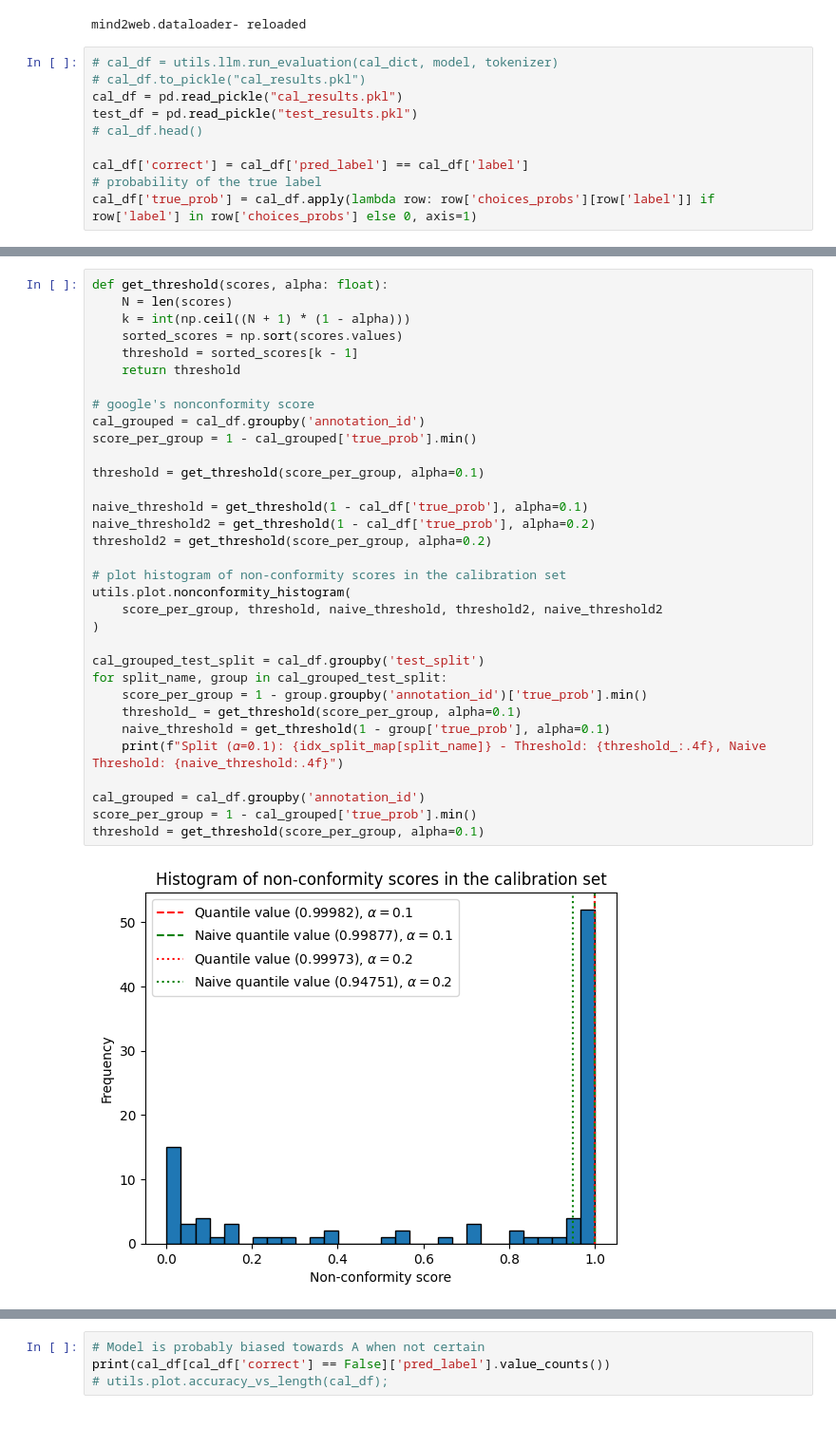
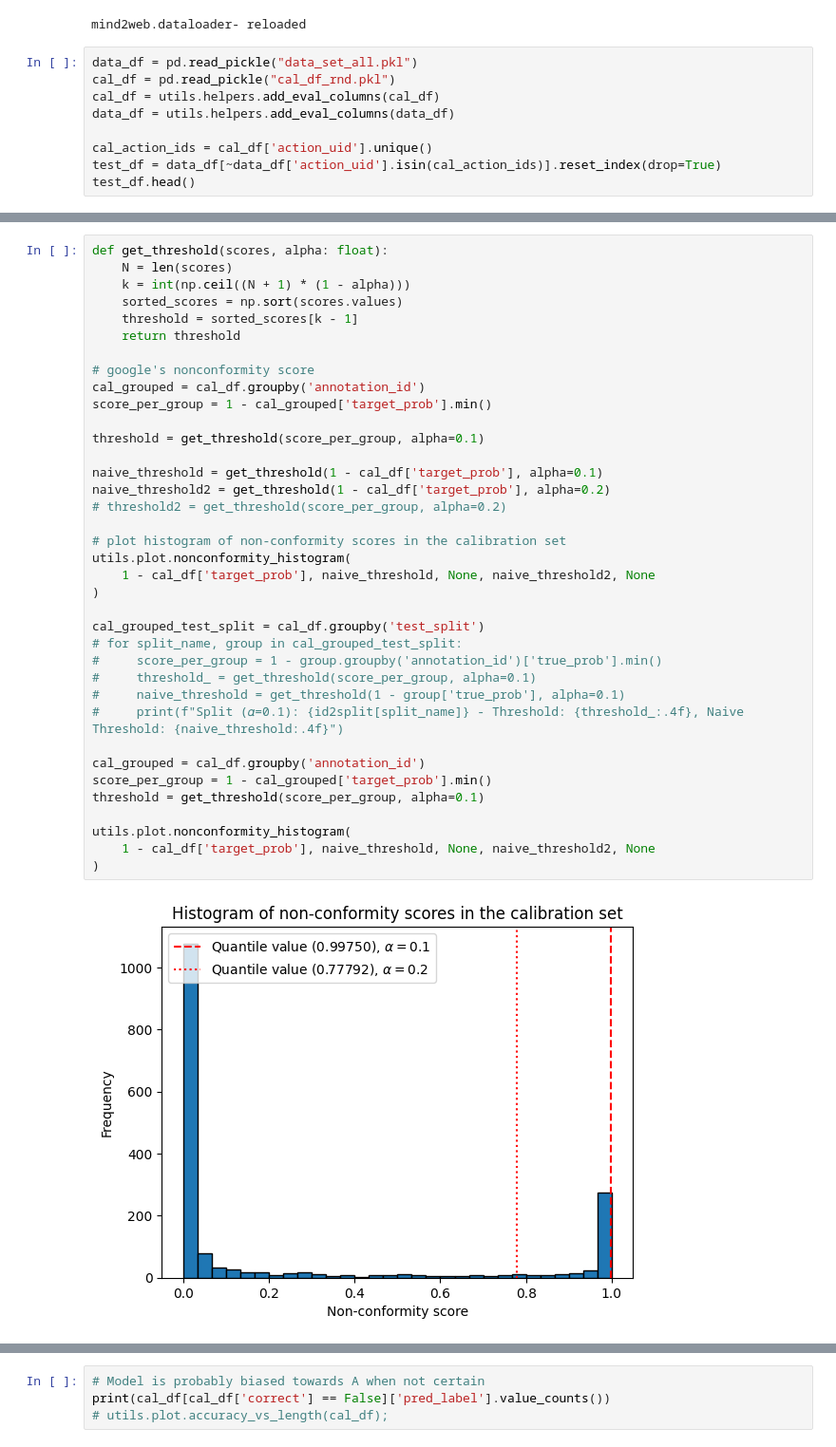
Before and after one commit to amitxy/Robots-That-Ask-For-Help-Over-The-Horizon, a Jupyter notebook: research.ipynb, the cells around one changed output, grey strips where cells are left out. Shown: that part at 95% size. Cells and saved outputs as stored; diff of their text form.

```diff
--- a/research.ipynb
+++ b/research.ipynb
@@ -70,12 +69,11 @@ for split, ds in ds_dict.items():
 # %% [output]
 mind2web.dataloader- reloaded
 # %%
-# cal_df = utils.llm.run_evaluation(cal_dict, model, tokenizer)
-# cal_df.to_pickle("cal_results.pkl")
-cal_df = pd.read_pickle("cal_results.pkl")
-test_df = pd.read_pickle("test_results.pkl")
-# cal_df.head()
+data_df = pd.read_pickle("data_set_all.pkl")
+cal_df = pd.read_pickle("cal_df_rnd.pkl")
+cal_df = utils.helpers.add_eval_columns(cal_df)
+data_df = utils.helpers.add_eval_columns(data_df)
 
-cal_df['correct'] = cal_df['pred_label'] == cal_df['label']
-# probability of the true label
-cal_df['true_prob'] = cal_df.apply(lambda row: row['choices_probs'][row['label']] if row['label'] in row['choices_probs'] else 0, axis=1)
+cal_action_ids = cal_df['action_uid'].unique()
+test_df = data_df[~data_df['action_uid'].isin(cal_action_ids)].reset_index(drop=True)
+test_df.head()
@@ -82,36 +374,40 @@ cal_df['true_prob'] = cal_df.apply(lambda row: row['choices_probs'][row['label']
 # %%
 def get_threshold(scores, alpha: float):
     N = len(scores)
     k = int(np.ceil((N + 1) * (1 - alpha)))
     sorted_scores = np.sort(scores.values)
     threshold = sorted_scores[k - 1]
     return threshold
 
 # google's nonconformity score
 cal_grouped = cal_df.groupby('annotation_id')
-score_per_group = 1 - cal_grouped['true_prob'].min()
+score_per_group = 1 - cal_grouped['target_prob'].min()
 
 threshold = get_threshold(score_per_group, alpha=0.1)
 
-naive_threshold = get_threshold(1 - cal_df['true_prob'], alpha=0.1)
-naive_threshold2 = get_threshold(1 - cal_df['true_prob'], alpha=0.2)
-threshold2 = get_threshold(score_per_group, alpha=0.2)
+naive_threshold = get_threshold(1 - cal_df['target_prob'], alpha=0.1)
+naive_threshold2 = get_threshold(1 - cal_df['target_prob'], alpha=0.2)
+# threshold2 = get_threshold(score_per_group, alpha=0.2)
 
 # plot histogram of non-conformity scores in the calibration set
 utils.plot.nonconformity_histogram(
-    score_per_group, threshold, naive_threshold, threshold2, naive_threshold2
+    1 - cal_df['target_prob'], naive_threshold, None, naive_threshold2, None
 )
 
 cal_grouped_test_split = cal_df.groupby('test_split')
-for split_name, group in cal_grouped_test_split:
-    score_per_group = 1 - group.groupby('annotation_id')['true_prob'].min()
-    threshold_ = get_threshold(score_per_group, alpha=0.1)
-    naive_threshold = get_threshold(1 - group['true_prob'], alpha=0.1)
-    print(f"Split (𝛼=0.1): {idx_split_map[split_name]} - Threshold: {threshold_:.4f}, Naive Threshold: {naive_threshold:.4f}")
+# for split_name, group in cal_grouped_test_split:
+#     score_per_group = 1 - group.groupby('annotation_id')['true_prob'].min()
+#     threshold_ = get_threshold(score_per_group, alpha=0.1)
+#     naive_threshold = get_threshold(1 - group['true_prob'], alpha=0.1)
+#     print(f"Split (𝛼=0.1): {id2split[split_name]} - Threshold: {threshold_:.4f}, Naive Threshold: {naive_threshold:.4f}")
 
 cal_grouped = cal_df.groupby('annotation_id')
-score_per_group = 1 - cal_grouped['true_prob'].min()
+score_per_group = 1 - cal_grouped['target_prob'].min()
 threshold = get_threshold(score_per_group, alpha=0.1)
+
+utils.plot.nonconformity_histogram(
+    1 - cal_df['target_prob'], naive_threshold, None, naive_threshold2, None
+)
 # %% [output]
-[figure, old version]
+[figure, new version]
 A good predictor should have low non-conformity scores, concentrated at the left side of the figure
```
Also changed, not shown: parts of 15 cells of this notebook.
